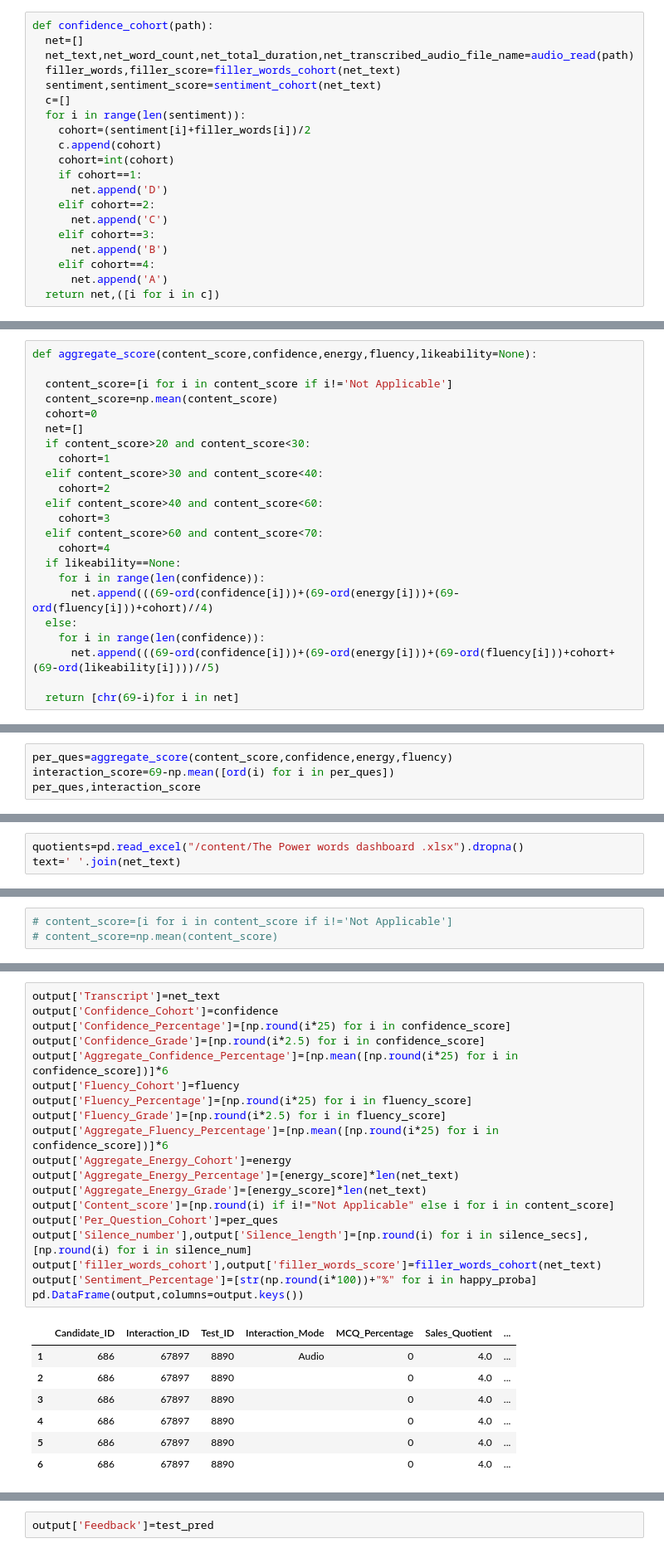
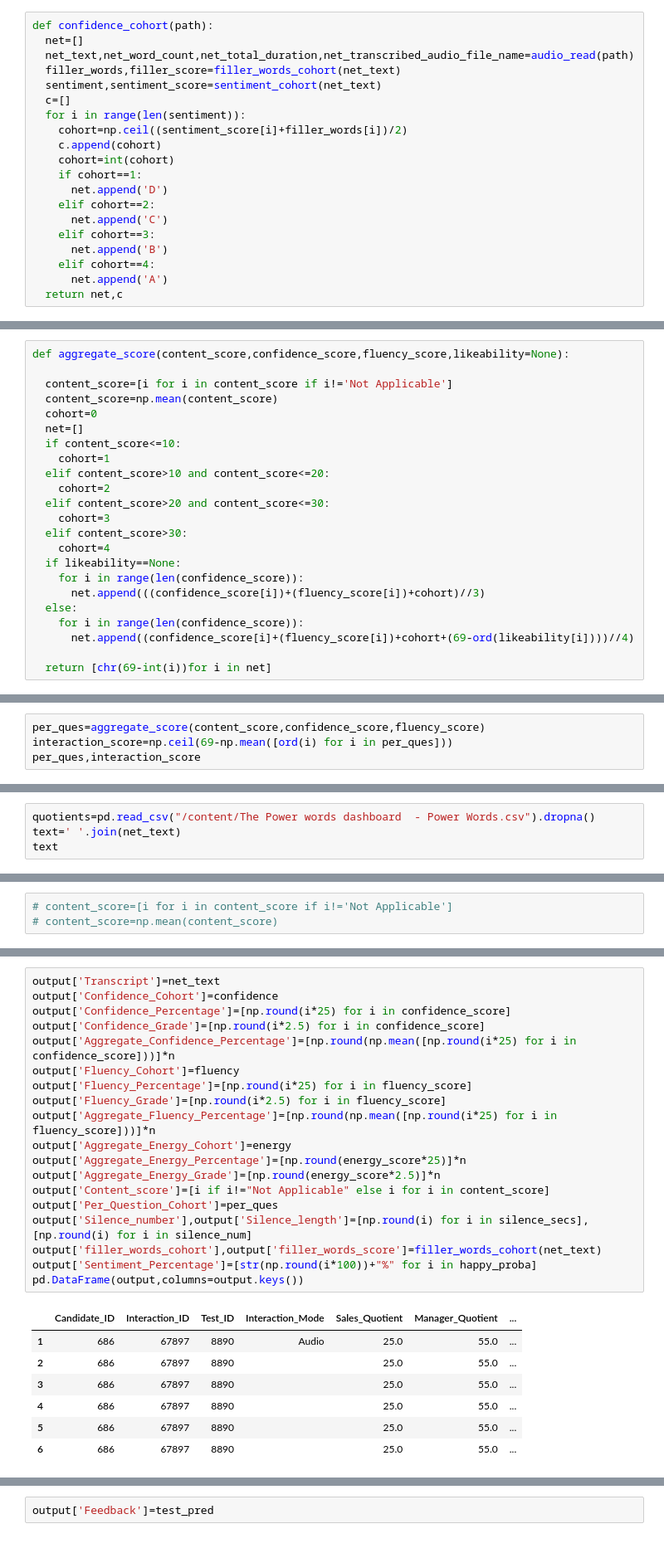
Before and after one commit to bitanb1999/TalentSumoAI, a Jupyter notebook: Audio_Demo.ipynb, the cells around one changed output, grey strips where cells are left out. Shown at 83% size. Drawn from its saved outputs; the diff is of its cells as text.

```diff
--- a/Audio_Demo.ipynb
+++ b/Audio_Demo.ipynb
@@ -915,7 +904,7 @@ def confidence_cohort(path):
   sentiment,sentiment_score=sentiment_cohort(net_text)
   c=[]
   for i in range(len(sentiment)):
-    cohort=(sentiment[i]+filler_words[i])/2
+    cohort=np.ceil((sentiment_score[i]+filler_words[i])/2)
     c.append(cohort)
     cohort=int(cohort)
     if cohort==1:
@@ -926,7 +915,7 @@ def confidence_cohort(path):
       net.append('B')
     elif cohort==4:
       net.append('A')
-  return net,([i for i in c])
+  return net,c
 # %%
 confidence,confidence_score=confidence_cohort(path)
 # %% [output]
@@ -1102,25 +1099,25 @@ fluency_score
 # %% [markdown]
 ## Aggregate scoring:
 # %%
-def aggregate_score(content_score,confidence,energy,fluency,likeability=None):
+def aggregate_score(content_score,confidence_score,fluency_score,likeability=None):
 
   content_score=[i for i in content_score if i!='Not Applicable']
   content_score=np.mean(content_score)
   cohort=0
   net=[]
-  if content_score>20 and content_score<30:
+  if content_score<=10:
     cohort=1
-  elif content_score>30 and content_score<40:
+  elif content_score>10 and content_score<=20:
     cohort=2
-  elif content_score>40 and content_score<60:
+  elif content_score>20 and content_score<=30:
     cohort=3
-  elif content_score>60 and content_score<70:
+  elif content_score>30:
     cohort=4
   if likeability==None:
-    for i in range(len(confidence)):
-      net.append(((69-ord(confidence[i]))+(69-ord(energy[i]))+(69-ord(fluency[i]))+cohort)//4)
+    for i in range(len(confidence_score)):
+      net.append(((confidence_score[i])+(fluency_score[i])+cohort)//3)
   else:
-    for i in range(len(confidence)):
-      net.append(((69-ord(confidence[i]))+(69-ord(energy[i]))+(69-ord(fluency[i]))+cohort+(69-ord(likeability[i])))//5)
+    for i in range(len(confidence_score)):
+      net.append((confidence_score[i]+(fluency_score[i])+cohort+(69-ord(likeability[i])))//4)
 
-  return [chr(69-i)for i in net]
+  return [chr(69-int(i))for i in net]
@@ -1138,5 +1135,5 @@ content_score,confidence_score,energy_score,fluency_score
 # %%
-per_ques=aggregate_score(content_score,confidence,energy,fluency)
-interaction_score=69-np.mean([ord(i) for i in per_ques])
+per_ques=aggregate_score(content_score,confidence_score,fluency_score)
+interaction_score=np.ceil(69-np.mean([ord(i) for i in per_ques]))
 per_ques,interaction_score
 # %% [output]
@@ -1151,5 +1148,6 @@ interaction_cohort,interaction_percentage
 # %% [markdown]
 ## Quotients:
 # %%
-quotients=pd.read_excel("/content/The Power words dashboard .xlsx").dropna()
+quotients=pd.read_csv("/content/The Power words dashboard  - Power Words.csv").dropna()
 text=' '.join(net_text)
+text
@@ -1266,27 +1275,27 @@ pd.DataFrame(output,columns=output.keys())
 # %%
 output['Transcript']=net_text
 output['Confidence_Cohort']=confidence
 output['Confidence_Percentage']=[np.round(i*25) for i in confidence_score]
 output['Confidence_Grade']=[np.round(i*2.5) for i in confidence_score]
-output['Aggregate_Confidence_Percentage']=[np.mean([np.round(i*25) for i in confidence_score])]*6
+output['Aggregate_Confidence_Percentage']=[np.round(np.mean([np.round(i*25) for i in confidence_score]))]*n
 output['Fluency_Cohort']=fluency
 output['Fluency_Percentage']=[np.round(i*25) for i in fluency_score]
 output['Fluency_Grade']=[np.round(i*2.5) for i in fluency_score]
-output['Aggregate_Fluency_Percentage']=[np.mean([np.round(i*25) for i in confidence_score])]*6
+output['Aggregate_Fluency_Percentage']=[np.round(np.mean([np.round(i*25) for i in fluency_score]))]*n
 output['Aggregate_Energy_Cohort']=energy
-output['Aggregate_Energy_Percentage']=[energy_score]*len(net_text)
-output['Aggregate_Energy_Grade']=[energy_score]*len(net_text)
-output['Content_score']=[np.round(i) if i!="Not Applicable" else i for i in content_score]
+output['Aggregate_Energy_Percentage']=[np.round(energy_score*25)]*n
+output['Aggregate_Energy_Grade']=[np.round(energy_score*2.5)]*n
+output['Content_score']=[i if i!="Not Applicable" else i for i in content_score]
 output['Per_Question_Cohort']=per_ques
 output['Silence_number'],output['Silence_length']=[np.round(i) for i in silence_secs],[np.round(i) for i in silence_num]
 output['filler_words_cohort'],output['filler_words_score']=filler_words_cohort(net_text)
 output['Sentiment_Percentage']=[str(np.round(i*100))+"%" for i in happy_proba]
 pd.DataFrame(output,columns=output.keys())
 # %% [output]
-|  | Candidate_ID | Interaction_ID | Test_ID | Interaction_Mode | MCQ_Percentage | Sales_Quotient | ... |
-| 1 | 686 | 67897 | 8890 | Audio | 0 | 4.0 | ... |
-| 2 | 686 | 67897 | 8890 |  | 0 | 4.0 | ... |
-| 3 | 686 | 67897 | 8890 |  | 0 | 4.0 | ... |
-| 4 | 686 | 67897 | 8890 |  | 0 | 4.0 | ... |
-| 5 | 686 | 67897 | 8890 |  | 0 | 4.0 | ... |
-| 6 | 686 | 67897 | 8890 |  | 0 | 4.0 | ... |
+|  | Candidate_ID | Interaction_ID | Test_ID | Interaction_Mode | Sales_Quotient | Manager_Quotient | ... |
+| 1 | 686 | 67897 | 8890 | Audio | 25.0 | 55.0 | ... |
+| 2 | 686 | 67897 | 8890 |  | 25.0 | 55.0 | ... |
+| 3 | 686 | 67897 | 8890 |  | 25.0 | 55.0 | ... |
+| 4 | 686 | 67897 | 8890 |  | 25.0 | 55.0 | ... |
+| 5 | 686 | 67897 | 8890 |  | 25.0 | 55.0 | ... |
+| 6 | 686 | 67897 | 8890 |  | 25.0 | 55.0 | ... |
```
Also changed, not shown: parts of 40 cells of this notebook.
